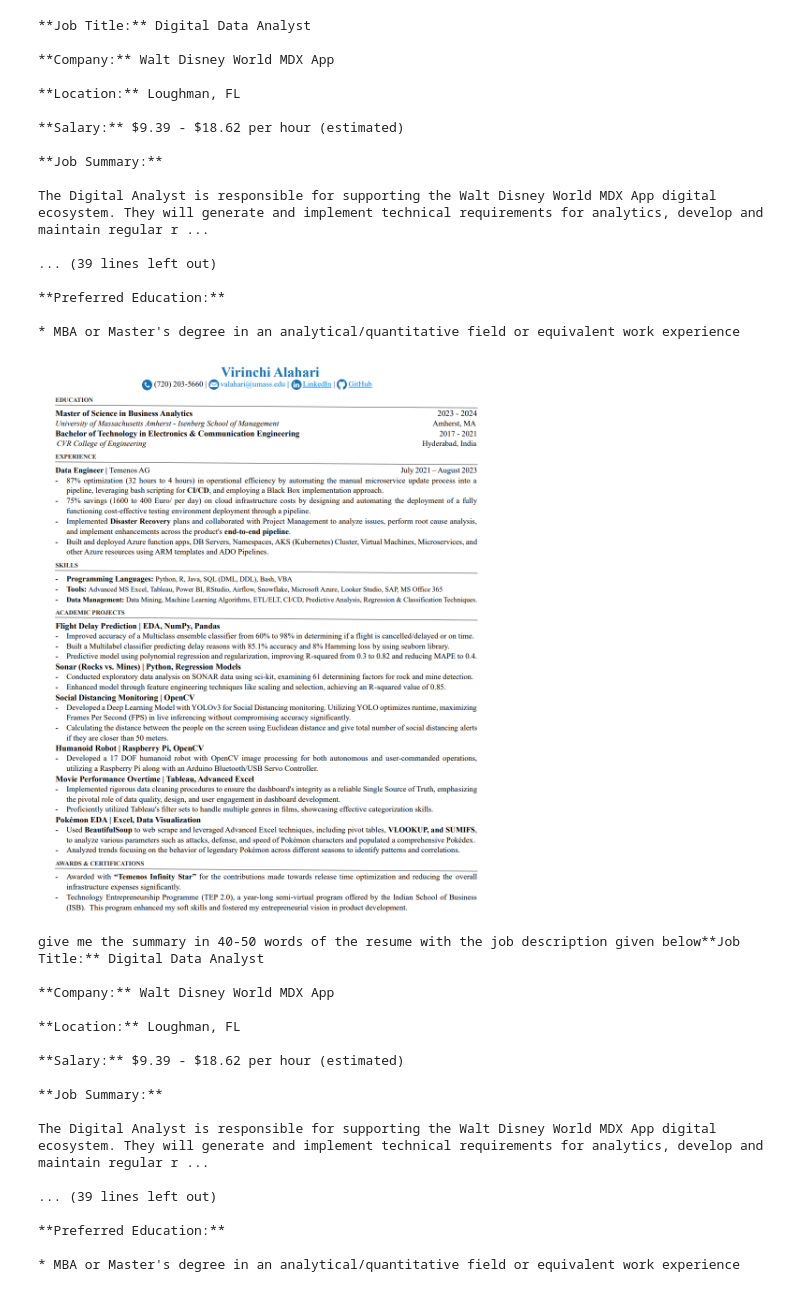
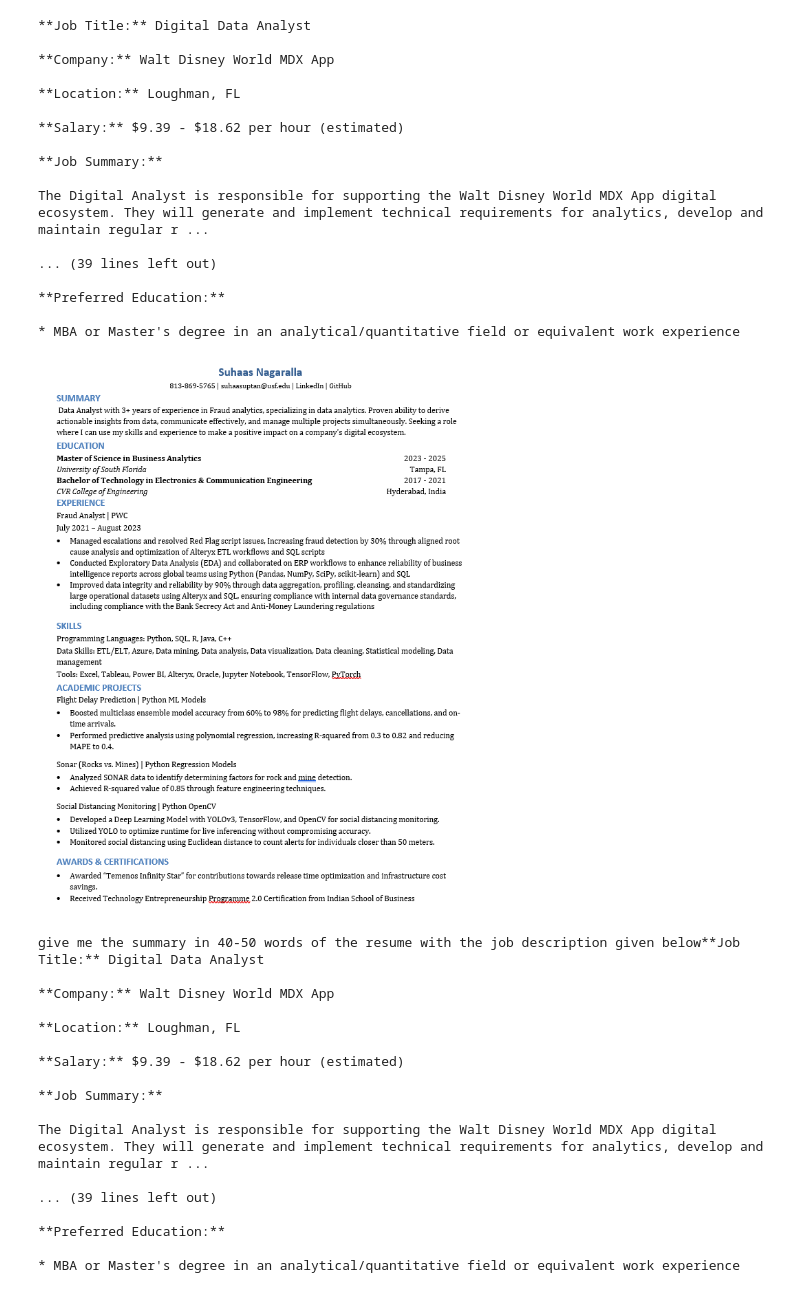
Before and after one commit to suhaas19/Custom-Resume-Generator, a Jupyter notebook: Custom_Resume_Generator.ipynb, the cells around one changed output. Drawn from its saved outputs; the diff is of its cells as text; code cells hidden in the pictures.

Commit message:
Added Image

```diff
--- a/Custom_Resume_Generator.ipynb
+++ b/Custom_Resume_Generator.ipynb
@@ -84,11 +88,13 @@ The Digital Analyst is responsible for supporting the Walt Disney World MDX App
 **Preferred Education:**
 
 * MBA or Master's degree in an analytical/quantitative field or equivalent work experience
-# %%
-img = PIL.Image.open('/content/drive/MyDrive/Screenshot (12).png')
-img
-# %% [output]
-[figure, removed]
+# %%
+from PIL import Image
+
+img = Image.open('C:/Users/suhaa/Desktop/AI/CustomResumeGenerator/resume-image.png')
+img
+# %% [output]
+[figure, added]
 # %%
 promt = "give me the summary in 40-50 words of the resume with the job description given below"+ job_description
 print(promt)
```
Also changed, not shown: parts of 5 cells of this notebook, 1 other file.
